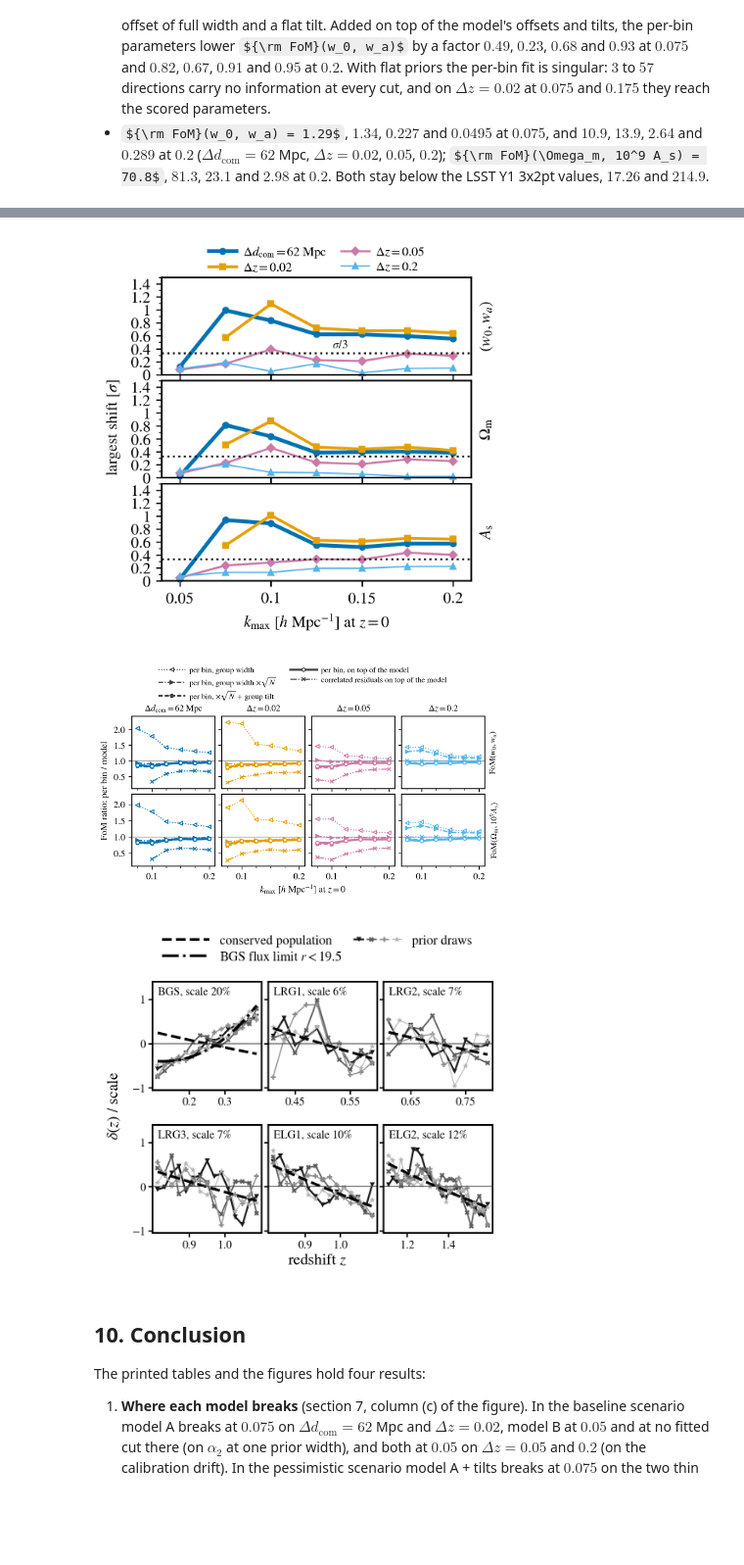
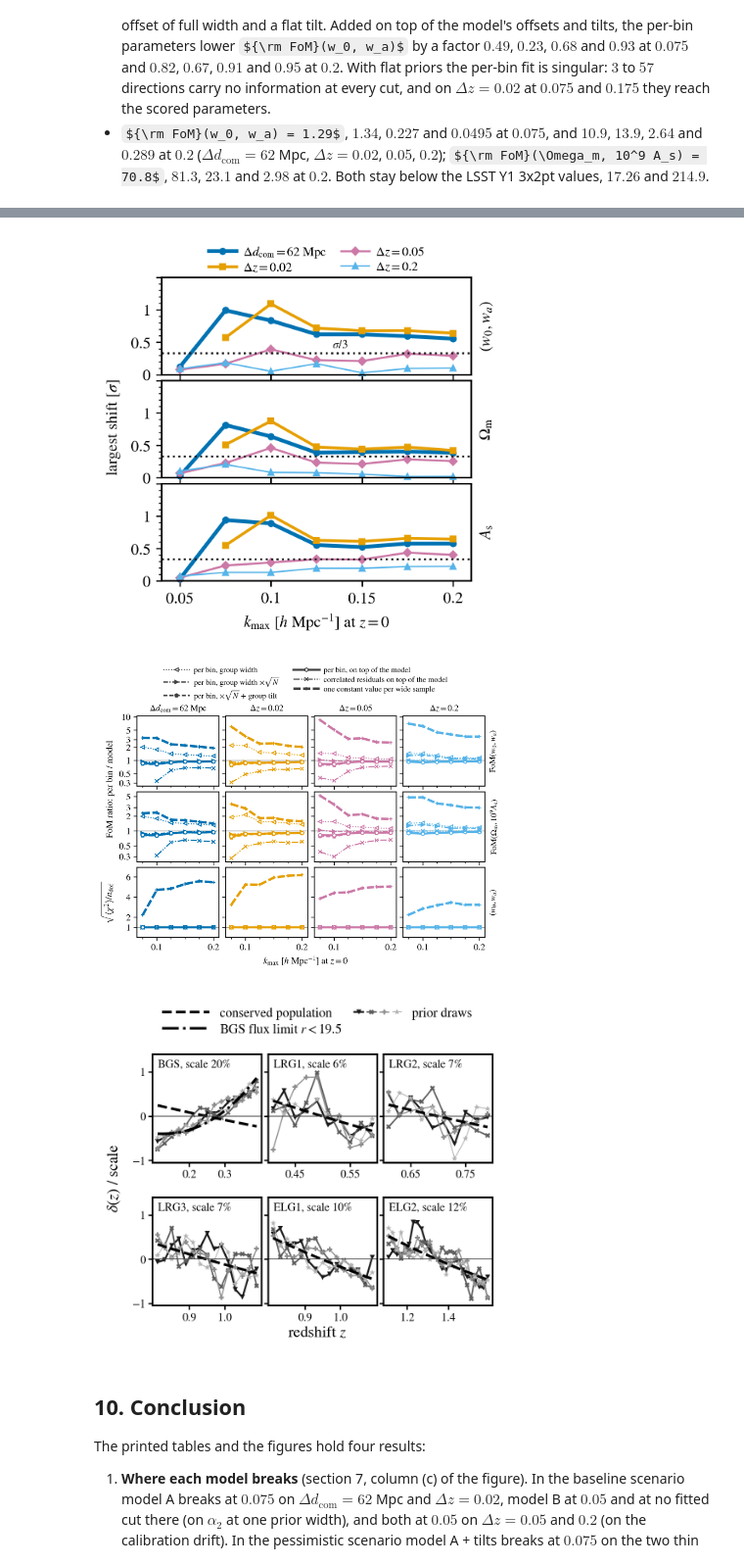
Before and after one commit to SBU-COSMOLIKE/lssty1xdesi, a Jupyter notebook: EXAMPLE_EVALUATE_FISHER_MODEL_B.ipynb, the cells around one changed output, grey strips where cells are left out. Shown at 98% size. Saved outputs shown, nothing was run; the diff lists cells and outputs as text; code cells hidden in the pictures; some formulas as TeX source; blank space fills up the shorter version.

```diff
--- a/EXAMPLE_EVALUATE_FISHER_MODEL_B.ipynb
+++ b/EXAMPLE_EVALUATE_FISHER_MODEL_B.ipynb
@@ -2897,7 +3115,22 @@ summary_exports = {
 }
 # the full-width comparison of the untied versions, per layout: the FoMs of the
 # summary model and of each free-per-bin version, and their ratios
-UNTIED_VERSIONS = ['gauss', 'sqrtn', 'sqrtn_tilt', 'nested', 'correlated_residuals']
+UNTIED_VERSIONS = ['gauss', 'sqrtn', 'sqrtn_tilt', 'nested', 'correlated_residuals',
+                   'constant_per_sample']
+
+
+def quality_entries(key, get, versions):
+    '''{version: {score: one value per cut}} (None: no fit).'''
+    out = {}
+    for version in versions:
+        out[version] = {}
+        for score in SCORED:
+            values = []
+            for m in range(NK):
+                entry = quality_entry(key, m, version)
+                values.append(None if entry is None else get(entry, score))
+            out[version][score] = values
+    return out
 summary_exports['summary_fom_untied'] = {
     'about': ('Figures of merit of DESI C_gg alone when the bias parameters are untied '
               'per bin, relative to the summary model. Model (fom_model, '
@@ -2916,7 +3149,22 @@ summary_exports['summary_fom_untied'] = {
               'the deviation from the group\'s line (no residual in a group of one or '
               'two bins; b1 on the model\'s pessimistic prior, unlike the other '
               'versions, which free b1 per bin; nested is this idea with L -> 0, no '
-              'projection and b1 free). fom and '
+              'projection and b1 free); constant_per_sample = one value per group of '
+              'every bias parameter, b1 constant in redshift (not B_g/D(z)), Delta_2, '
+              'Delta_s, alpha_0, alpha_2, SN0 and SN2, with the model\'s priors on the '
+              'group values (b1 flat, the others the model B widths), no tilts and no '
+              'residuals (b2 and bs2 follow b1 through the calibrations). Per layout, '
+              'version (model = the summary model itself, and every version above) and '
+              'score (w0wa, omegam, As_1e9), one value per cut: eta = sqrt(<chi2>/n_dof) '
+              'and coverage = the probability that the truth falls in the fit\'s 68.3% '
+              'region, under the known drifts plus the pessimistic scatter (for '
+              'constant_per_sample plus the fiducial\'s own evolution within each '
+              'sample, b1_i = B_g/D(zbar_i) about a group constant, which a constant '
+              'cannot follow; every other version holds it in its span, so it is no '
+              'departure for them); largest_shift = the largest shift over the fixed '
+              'truths of summary_shifts_kmax [sigma]; evolution_shift = the shift of the '
+              'evolution alone for constant_per_sample [sigma]. A version with b1 free per '
+              'bin has eta = 1 and coverage 0.683 by construction. fom and '
               'fom_om_as: per version and cut; ratio_fom and ratio_fom_om_as: version / '
               'model. FoM(w0, wa) and FoM(Omega_m, 10^9 A_s) are each det(marginalized '
               '2x2 covariance)^(-1/2).'),
@@ -2932,36 +3180,44 @@ summary_exports['summary_fom_untied'] = {
                           else SUMMARY[(key, m)][field.replace('ratio_', '')])
                        for m in range(NK)]
                    for v in UNTIED_VERSIONS}
-           for field in ('fom', 'fom_om_as', 'ratio_fom', 'ratio_fom_om_as')}})}
+           for field in ('fom', 'fom_om_as', 'ratio_fom', 'ratio_fom_om_as')},
+        'eta': quality_entries(key, lambda e, s: e['honesty'][s]['error_inflation'],
+                               QUALITY_VERSIONS),
+        'coverage': quality_entries(key, lambda e, s: e['honesty'][s]['coverage'],
+                                    QUALITY_VERSIONS),
+        'largest_shift': quality_entries(key, lambda e, s: e['largest'][s],
+                                         QUALITY_VERSIONS),
+        'evolution_shift': quality_entries(key, lambda e, s: e['evolution'][s],
+                                           ['constant_per_sample'])})}
 # the pessimistic-prior draws of the correlated-prior note's prior_draws figure
 with open(NOTE_PLOTS + 'prior_draws/data.json') as f:
     draws_v2 = json.load(f)
 summary_exports['summary_prior_draws'] = {
     'about': ('The pessimistic-prior row of notes/correlated_bias_prior_v2/plots/'
               'prior_draws/data.json, copied by EXAMPLE_EVALUATE_FISHER_MODEL_B.ipynb. '
               'Its about: ' + draws_v2['about']),
     'prior': draws_v2['priors']['pessimistic'],
     **{k: draws_v2[k] for k in draws_v2 if k not in ('about', 'priors', 'groups')},
     'groups': [{**{k: v for k, v in group.items() if k not in ('draws', 'neighbor_rms_prior')},
                 'draws': group['draws']['pessimistic'],
                 **({'neighbor_rms_prior': group['neighbor_rms_prior']['pessimistic']}
                    if isinstance(group.get('neighbor_rms_prior'), dict) else {})}
                for group in draws_v2['groups']],
 }
 
 for name, data in summary_exports.items():
     folder = SUMMARY_PLOTS + name
     script = folder + f'/plot_{name}.py'
     if not os.path.exists(script):
         raise RuntimeError(f'{script} is missing: the folder needs its plot script')
     with open(folder + '/data.json', 'w') as f:
         json.dump(data, f, indent=1)
     subprocess.run([sys.executable, '-I', '-W', 'error::RuntimeWarning', script], check=True)
     display(Image(filename=f'{folder}/{name}.png', width=420))
 # %% [output]
 [figure]
-[figure, old version]
+[figure, new version]
-[figure, old version]
+[figure, new version]
 [figure]
 # %% [markdown]
 ## 10. Conclusion
```
Also changed, not shown: parts of 3 cells of this notebook, 6 other files.
